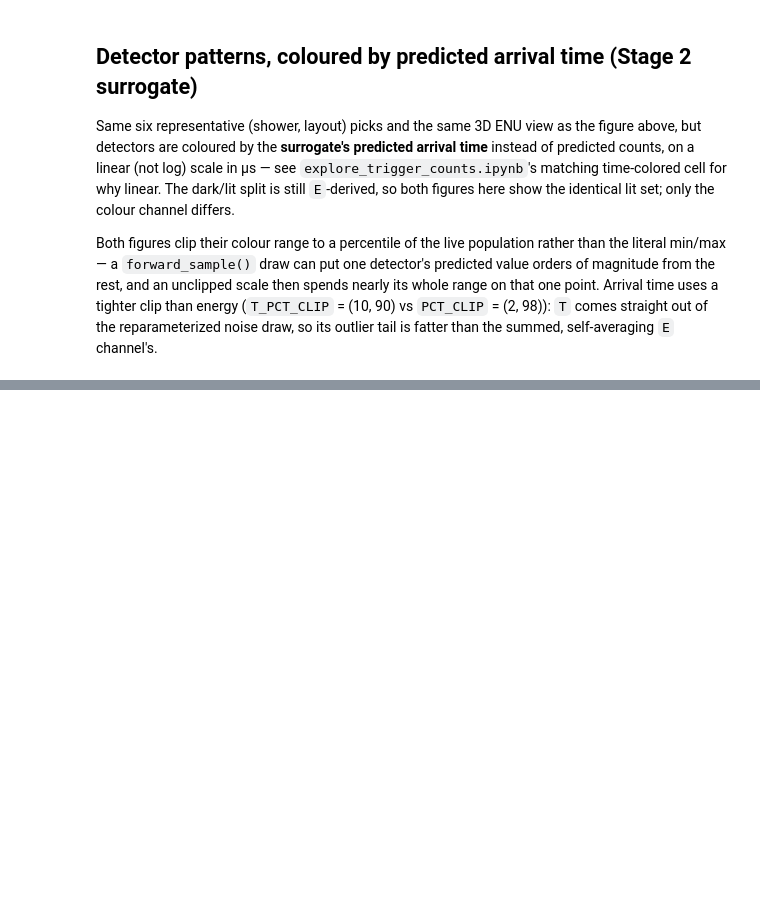
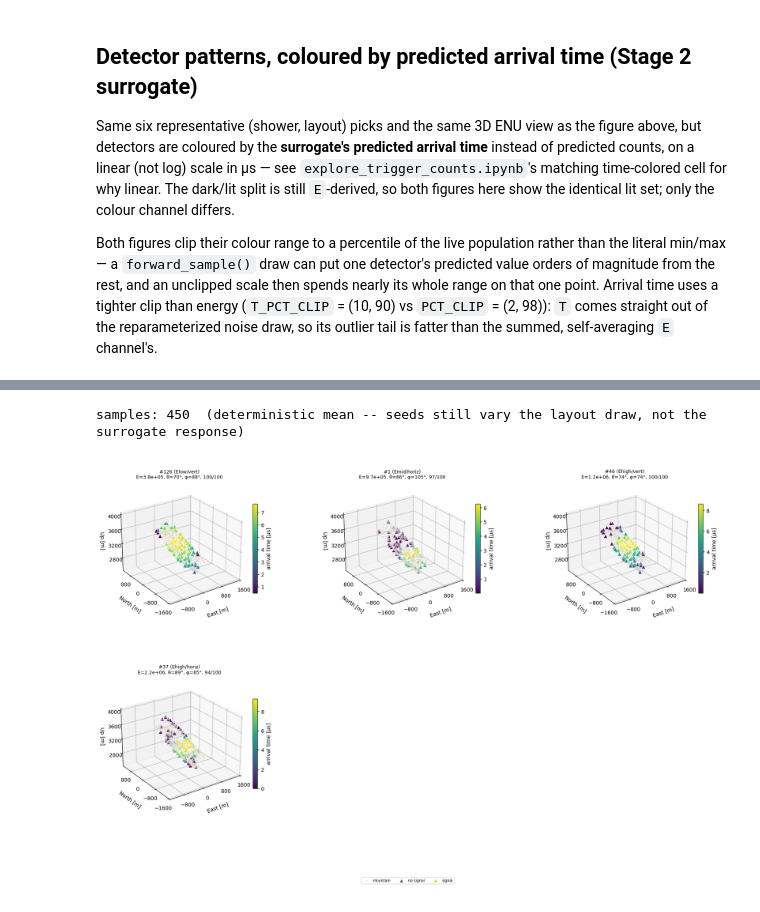
Before and after one commit to green3diamond/TambOpt-zlt, a Jupyter notebook: notebooks/explore_stage2_predictions.ipynb, the cells around one changed output, grey strips where cells are left out. Saved outputs shown, nothing was run; the diff lists cells and outputs as text; code cells hidden in the pictures; blank space fills up the shorter version.

Commit message:
save analytics on shower reconstruction

```diff
--- a/notebooks/explore_stage2_predictions.ipynb
+++ b/notebooks/explore_stage2_predictions.ipynb
@@ -451,0 +468,68 @@ with plt.rc_context({'savefig.bbox': 'tight', 'savefig.pad_inches': 0.3}):
+# %%
+records_mean = []
+layouts_cache_time_mean = {}  # (shower, strategy, seed) -> (E, T, e_det, n_det_xy)
+
+with torch.no_grad():
+    for _, row in df_show.iterrows():
+        s = int(row['shower'])
+        q = primaries[s:s+1]
+        for s_idx, (s_name, fn_name, kwargs) in enumerate(_STRATEGIES):
+            fn = _STRATEGY_FNS[fn_name]
+            for seed in range(N_SEEDS):
+                rng = np.random.default_rng(1000 * s_idx + seed)
+                e_det, n_det_xy = fn(mountain, n_det=N_DETECTORS, rng=rng, **kwargs)  # (East, North)
+                e_det = e_det.float().to(DEVICE); n_det_xy = n_det_xy.float().to(DEVICE)
+                xy_b = torch.stack([e_det, n_det_xy], dim=-1).unsqueeze(0)             # (1, n_det, 2)
+
+                pred = dual.forward(q, xy_b)  # deterministic mean -- no eps*std draw
+                E_arr = torch.expm1(pred[0, :, 0]).clamp(min=0)                       # raw counts
+                T_arr = torch.expm1(pred[0, :, 1]).clamp(min=0) / T_LOG_SCALE         # raw seconds
+
+                n_trig = int((E_arr > LAYOUT_THRESHOLD).sum().item())
+                records_mean.append(dict(shower=s, tag=row['tag'], strategy=s_name,
+                                         seed=seed, n_trig=n_trig))
+                layouts_cache_time_mean[(s, s_name, seed)] = (E_arr.cpu().numpy(),
+                                                              T_arr.cpu().numpy(),
+                                                              e_det.cpu().numpy(),
+                                                              n_det_xy.cpu().numpy())
+df_mean = pd.DataFrame(records_mean)
+print(f'samples: {len(df_mean)}  (deterministic mean -- seeds still vary the layout draw, '
+      f'not the surrogate response)')
+
+# No sampling-noise outliers to guard against here, so a wider clip than T_PCT_CLIP
+# (which exists specifically to tame forward_sample's fat tail) is fine.
+MEAN_T_PCT_CLIP = (2.0, 98.0)
+
+def panel_time_mean(ax, E_arr, T_arr, e_det, n_det_xy, cloud=None, s=None):
+    """Twin of `panel_time`, coloured by the surrogate's MEAN predicted arrival time."""
+    ax.scatter(MTN_ENU[:, 0], MTN_ENU[:, 1], MTN_ENU[:, 2], s=3, c="#DDD6C9",
+               alpha=0.6, depthshade=False, label="mountain")
+    if s is not None and _in_view(P_dec[s][None, :])[0]:
+        ax.scatter(*P_dec[s], c="red", s=110, marker="*", depthshade=False,
+                   label="decay vertex")
+
+    sc, n_live, n_over = _optplt.draw_detectors_enu_3d_by_time(
+        ax, E_arr, T_arr, e_det, n_det_xy, SURF_CPU,
+        layout_threshold=LAYOUT_THRESHOLD, pct_clip=MEAN_T_PCT_CLIP)
+
+    ax.set_xlim(CTR[0] - VIEW_R, CTR[0] + VIEW_R)
+    ax.set_ylim(CTR[1] - VIEW_R, CTR[1] + VIEW_R)
+    ax.set_zlim(UP_LO, UP_HI)
+    ax.set_xlabel("East [m]", labelpad=8)
+    ax.set_ylabel("North [m]", labelpad=8)
+    ax.set_zlabel("Up [m]", labelpad=2)
+    ax.tick_params(axis="x", pad=2); ax.tick_params(axis="y", pad=2)
+    ax.tick_params(axis="z", pad=0)
+    for a in (ax.xaxis, ax.yaxis, ax.zaxis):
+        a.set_major_locator(MaxNLocator(nbins=4))
+    ax.view_init(elev=25, azim=-125)
+    return sc, n_live, n_over
+
+fig = geometry_plots.plot_detector_patterns_by_time(
+    panel_time_mean, df_mean, df_show, layouts_cache_time_mean, points=NO_CLOUDS,
+    example_strategy=EXAMPLE_STRATEGY, layout_threshold=LAYOUT_THRESHOLD)
+with plt.rc_context({'savefig.bbox': 'tight', 'savefig.pad_inches': 0.3}):
+    plt.show()
+# %% [output]
+samples: 450  (deterministic mean -- seeds still vary the layout draw, not the surrogate response)
+[figure, added]
```
Also changed, not shown: parts of 9 cells of this notebook, 1 other file.
